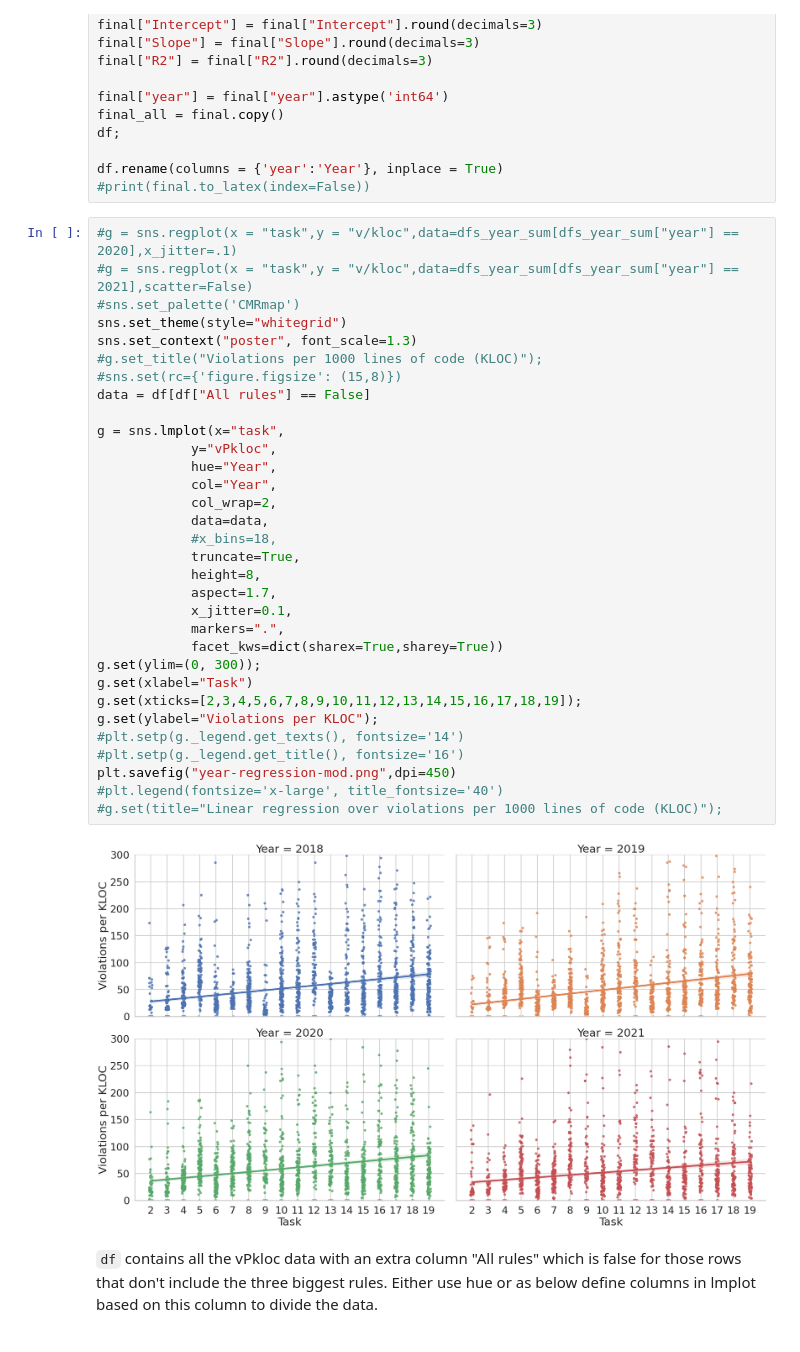
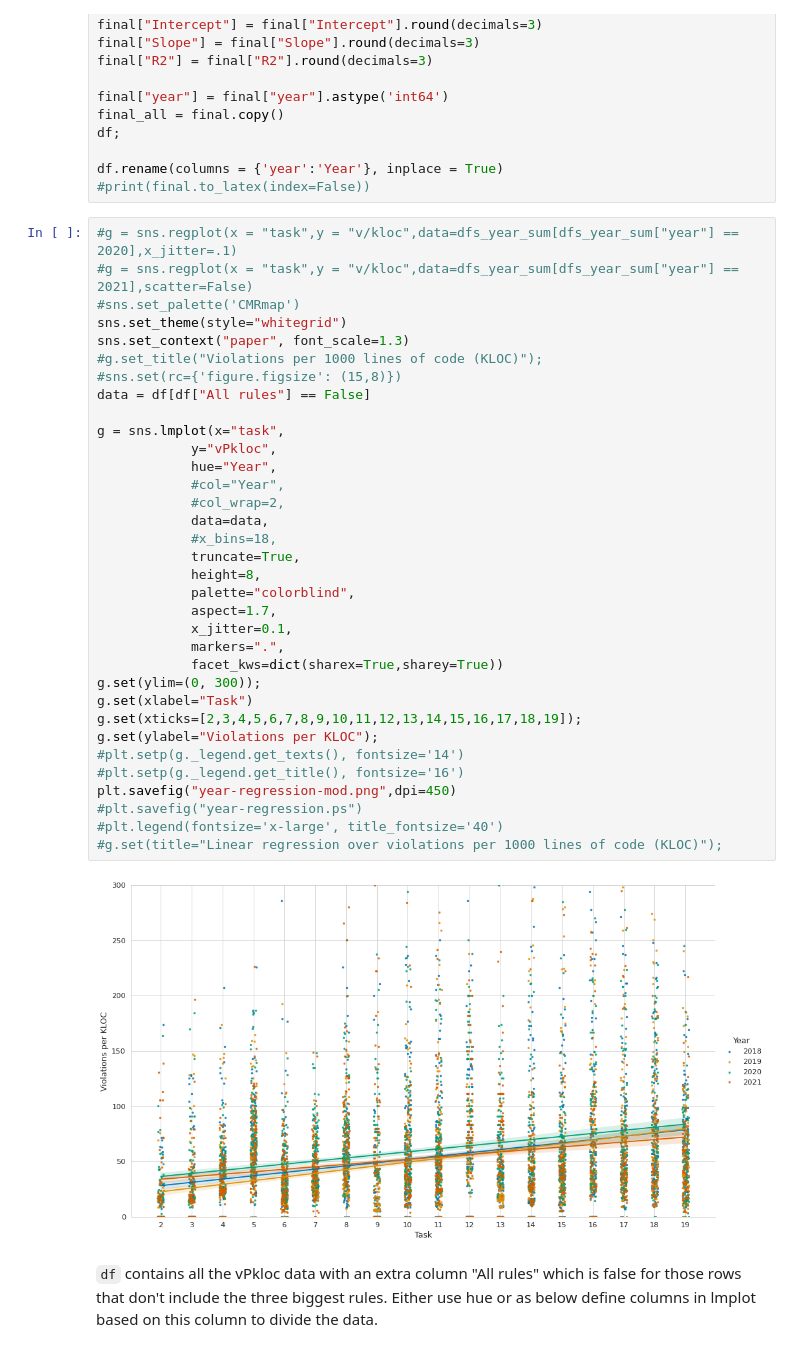
Before and after one commit to LinusOstlund/BachelorThesis, a Jupyter notebook: notebooks/analyzing.ipynb, the cells around one changed output. Saved outputs shown, nothing was run; the diff lists cells and outputs as text.

Commit message:
Generated images and fixed some bugs

```diff
--- a/notebooks/analyzing.ipynb
+++ b/notebooks/analyzing.ipynb
@@ -257,37 +273,39 @@ df.rename(columns = {'year':'Year'}, inplace = True)
 # %%
 #g = sns.regplot(x = "task",y = "v/kloc",data=dfs_year_sum[dfs_year_sum["year"] == 2020],x_jitter=.1)
 #g = sns.regplot(x = "task",y = "v/kloc",data=dfs_year_sum[dfs_year_sum["year"] == 2021],scatter=False)
 #sns.set_palette('CMRmap')
 sns.set_theme(style="whitegrid")
-sns.set_context("poster", font_scale=1.3)
+sns.set_context("paper", font_scale=1.3)
 #g.set_title("Violations per 1000 lines of code (KLOC)");
 #sns.set(rc={'figure.figsize': (15,8)})
 data = df[df["All rules"] == False]
 
 g = sns.lmplot(x="task",
             y="vPkloc",
             hue="Year",
-            col="Year",
-            col_wrap=2,
+            #col="Year",
+            #col_wrap=2,
             data=data,
             #x_bins=18,
             truncate=True,
             height=8,
+            palette="colorblind",
             aspect=1.7,
             x_jitter=0.1,
             markers=".",
             facet_kws=dict(sharex=True,sharey=True))
 g.set(ylim=(0, 300));
 g.set(xlabel="Task")
 g.set(xticks=[2,3,4,5,6,7,8,9,10,11,12,13,14,15,16,17,18,19]);
 g.set(ylabel="Violations per KLOC");
 #plt.setp(g._legend.get_texts(), fontsize='14')
 #plt.setp(g._legend.get_title(), fontsize='16')
 plt.savefig("year-regression-mod.png",dpi=450)
+#plt.savefig("year-regression.ps")
 #plt.legend(fontsize='x-large', title_fontsize='40')
 #g.set(title="Linear regression over violations per 1000 lines of code (KLOC)");
 # %% [output]
-[figure, old version]
+[figure, new version]
 # %% [markdown]
 `df` contains all the vPkloc data with an extra column "All rules" which is false for those rows that don't include the three biggest rules. Either use hue or as below define columns in lmplot based on this column to divide the data.
 # %% [markdown]
```
Also changed, not shown: parts of 6 cells of this notebook, 11 other files.
